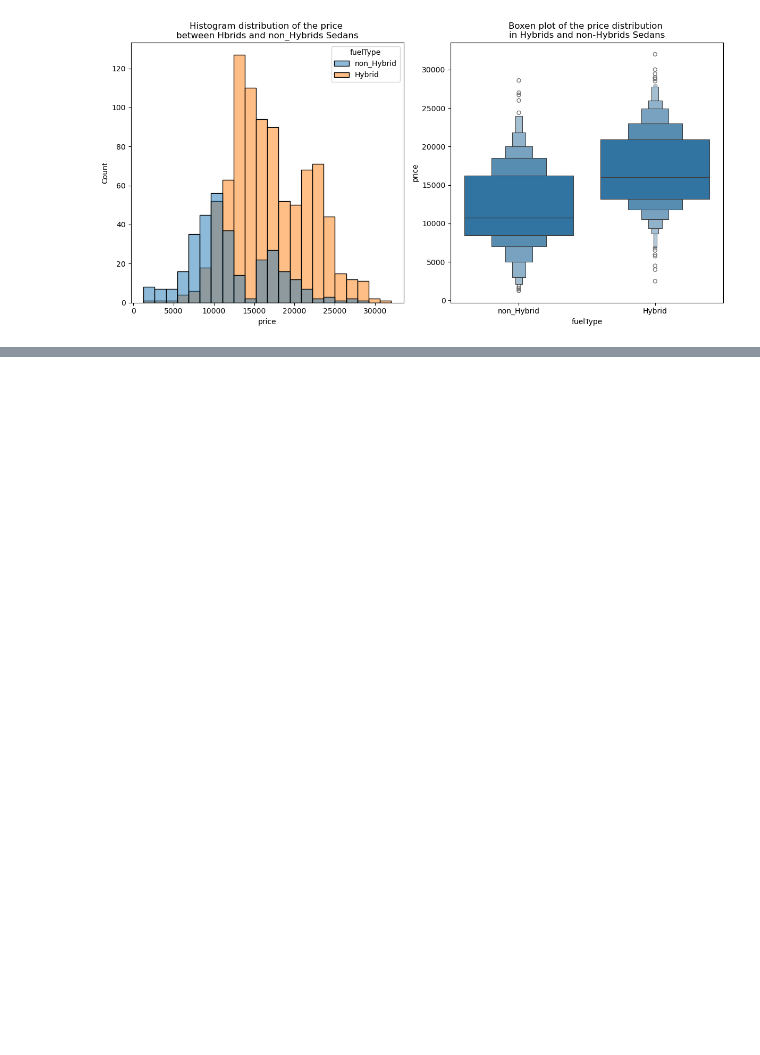
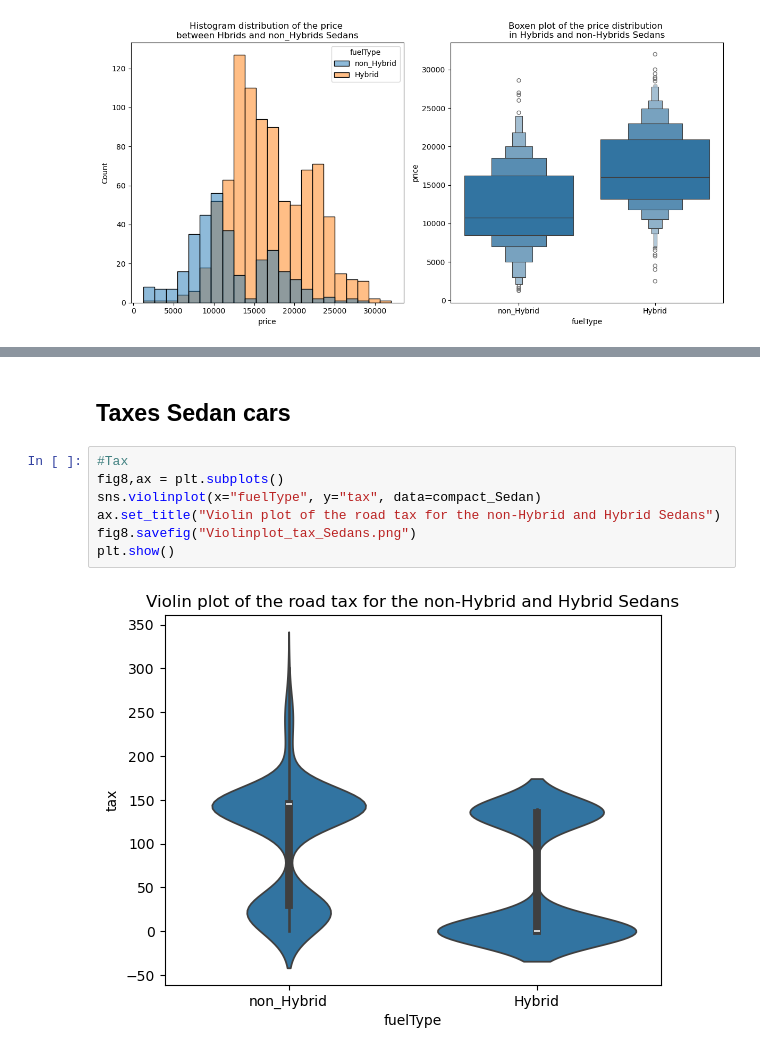
Before and after one commit to flylight-max/project-Datacamp, a Jupyter notebook: my_analysis_car_sales.ipynb, the cells around one changed output, grey strips where cells are left out. Drawn from its saved outputs; the diff is of its cells as text; blank space fills up the shorter version.

Commit message:
looked a bit into the taxes

```diff
--- a/my_analysis_car_sales.ipynb
+++ b/my_analysis_car_sales.ipynb
@@ -1173,0 +1188,11 @@ plt.show()
+# %% [markdown]
+## **Taxes Sedan cars**
+# %%
+#Tax
+fig8,ax = plt.subplots()
+sns.violinplot(x="fuelType", y="tax", data=compact_Sedan)
+ax.set_title("Violin plot of the road tax for the non-Hybrid and Hybrid Sedans")
+fig8.savefig("Violinplot_tax_Sedans.png")
+plt.show()
+# %% [output]
+[figure, added]
```
Also changed, not shown: parts of 8 cells of this notebook, 2 other files.
